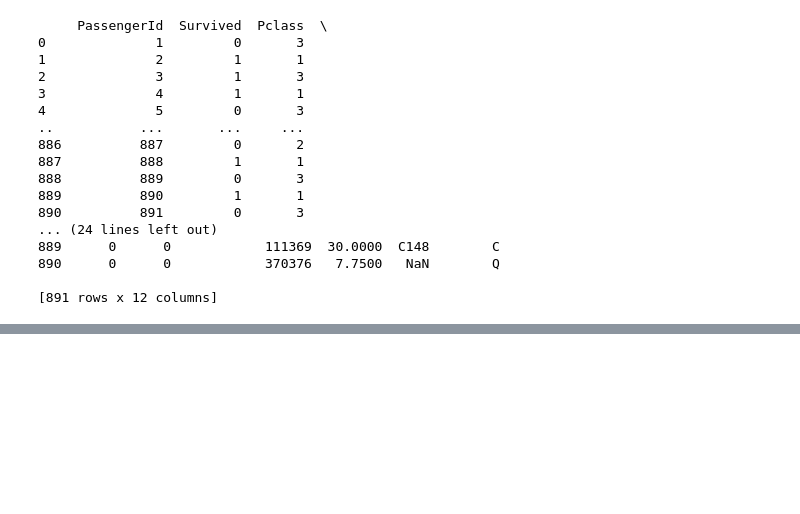
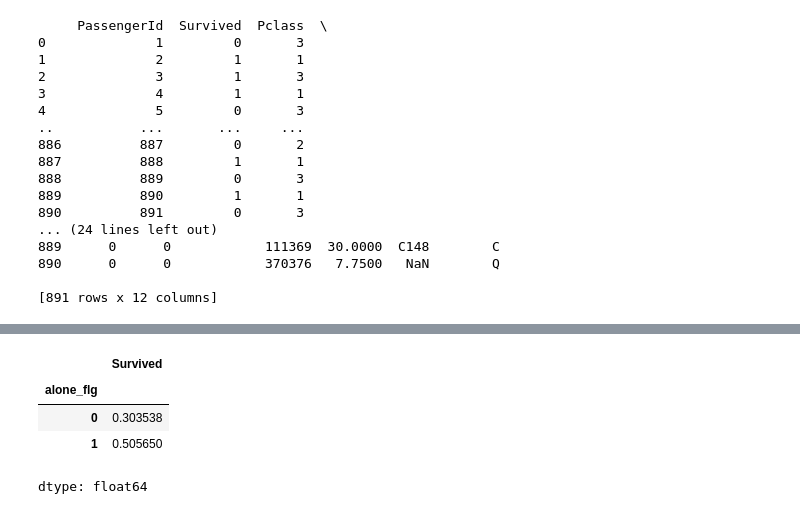
Before and after one commit to daisan2508/data-analysis-basic-kadai, a Jupyter notebook: kadai_000/タイタニックのデータセットを使って前処理の練習.ipynb, the cells around one changed output, grey strips where cells are left out. Saved outputs shown, nothing was run; the diff lists cells and outputs as text; code cells hidden in the pictures; blank space fills up the shorter version.

```diff
--- a/kadai_000/タイタニックのデータセットを使って前処理の練習.ipynb
+++ b/kadai_000/タイタニックのデータセットを使って前処理の練習.ipynb
@@ -179,0 +215,10 @@ plt.show()
+# %%
+#alone_flgの生存率
+#家族連れの生存確率は５割
+df.groupby('alone_flg')['Survived'].mean()
+# %% [output]
+|  | Survived |
+| alone_flg |  |
+| 0 | 0.303538 |
+| 1 | 0.505650 |
+dtype: float64
```
Also changed, not shown: parts of 21 cells of this notebook.
